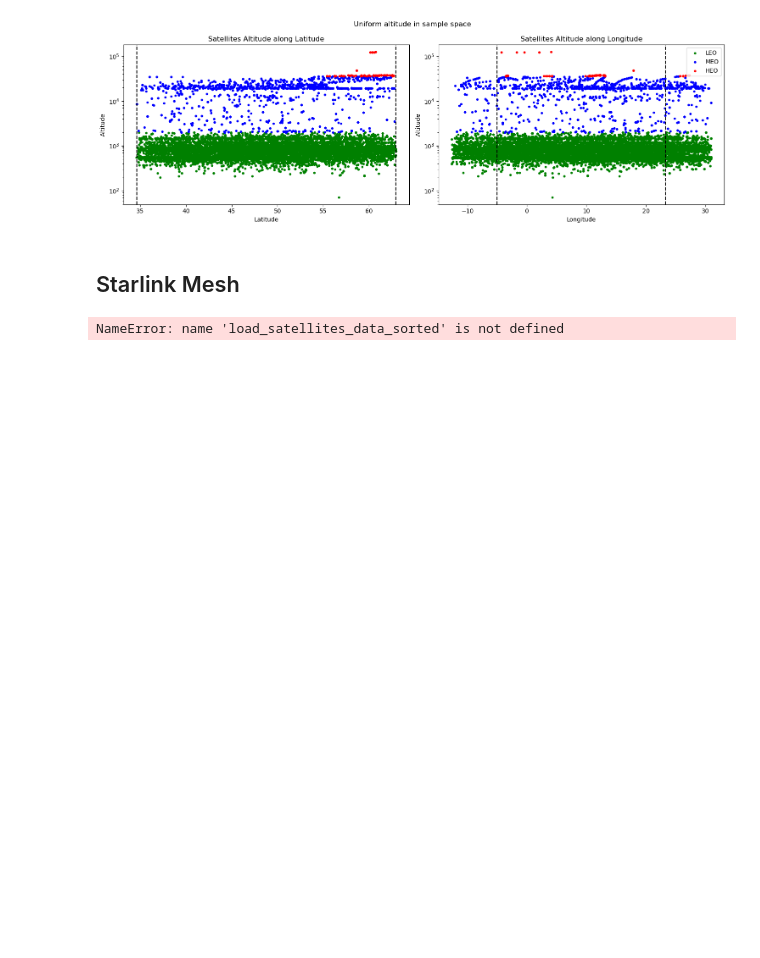
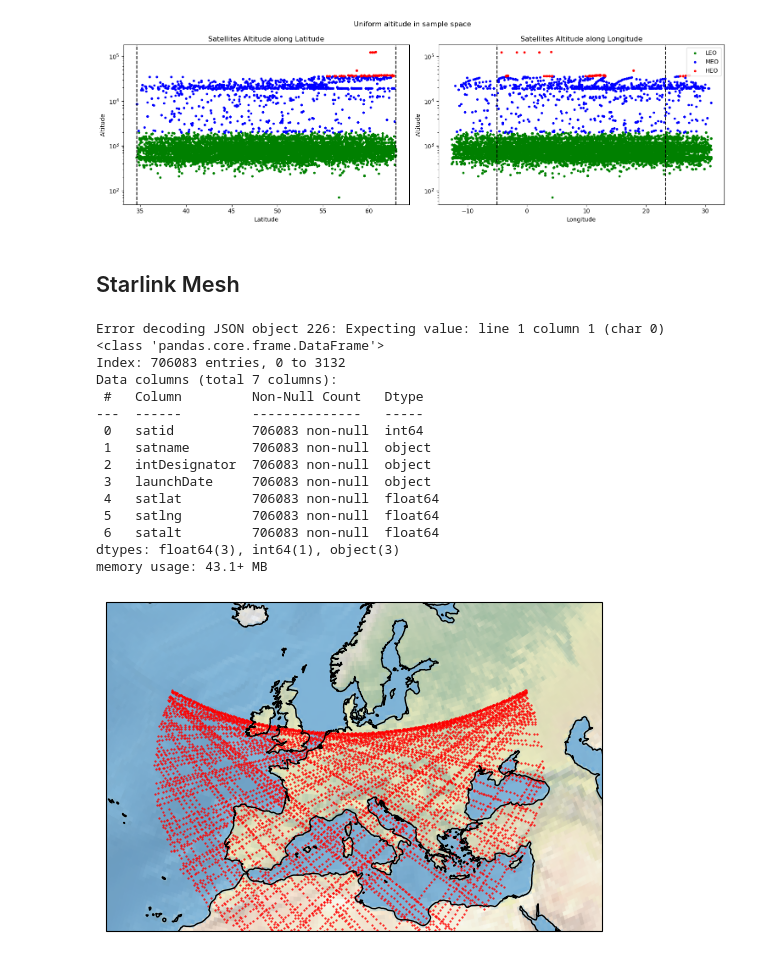
Before and after one commit to timoluebbing/Satellites, a Jupyter notebook: exp/exp_TL_MO_001_SatellitesMystery.ipynb, the cells around one changed output. Saved outputs shown, nothing was run; the diff lists cells and outputs as text; code cells hidden in the pictures; blank space fills up the shorter version.

Commit message:
final mesh plot

```diff
--- a/exp/exp_TL_MO_001_SatellitesMystery.ipynb
+++ b/exp/exp_TL_MO_001_SatellitesMystery.ipynb
@@ -335,23 +333,39 @@ def kernel_density(lats, longs, projection, k, extend):
 # %%
 def filter_data_tue(df):
     return df[df['satname'].str.contains("STARLINK-1", case=False, na=False)]
 
+extend = [-25, 45, 30, 65]
 
 path_tue_5sek = '../dat/satellite_above_tue_90_5sek.txt'
-data_tue_5sek = load_satellites_data_sorted(path_tue_5sek, n_samples=100)
+data_tue_5sek = load_satellites_data_sorted(path_tue_5sek)
 # Usage example:
 data_tue_5sek = filter_data_tue(data_tue_5sek)
 
 # Plot
 data_crs = ccrs.PlateCarree()
 ax = plt.axes(projection=ccrs.Orthographic(9, 48))
-ax.set_extent([-50, 70, 0, 80], crs=ccrs.PlateCarree())   # Adjusted extent for further zooming out
+ax.set_extent(extend, crs=ccrs.PlateCarree())   # Adjusted extent for further zooming out
 ax.stock_img()
 ax.coastlines()
 
 if not data_tue_5sek.empty:
-    ax.scatter(np.array(data_tue_5sek['satlng']), np.array(data_tue_5sek['satlat']), color='r', marker='.', transform=data_crs, s=0.2)
+    ax.scatter(np.array(data_tue_5sek['satlng']), np.array(data_tue_5sek['satlat']), color='r', marker='.', transform=data_crs, s=1)
 
 plt.show()
 # %% [output]
-NameError: name 'load_satellites_data_sorted' is not defined
+Error decoding JSON object 226: Expecting value: line 1 column 1 (char 0)
+<class 'pandas.core.frame.DataFrame'>
+Index: 706083 entries, 0 to 3132
+Data columns (total 7 columns):
+ #   Column         Non-Null Count   Dtype
+---  ------         --------------   -----
+ 0   satid          706083 non-null  int64
+ 1   satname        706083 non-null  object
+ 2   intDesignator  706083 non-null  object
+ 3   launchDate     706083 non-null  object
+ 4   satlat         706083 non-null  float64
+ 5   satlng         706083 non-null  float64
+ 6   satalt         706083 non-null  float64
+dtypes: float64(3), int64(1), object(3)
+memory usage: 43.1+ MB
+[figure, added]
```
Also changed, not shown: parts of 1 cell of this notebook.
